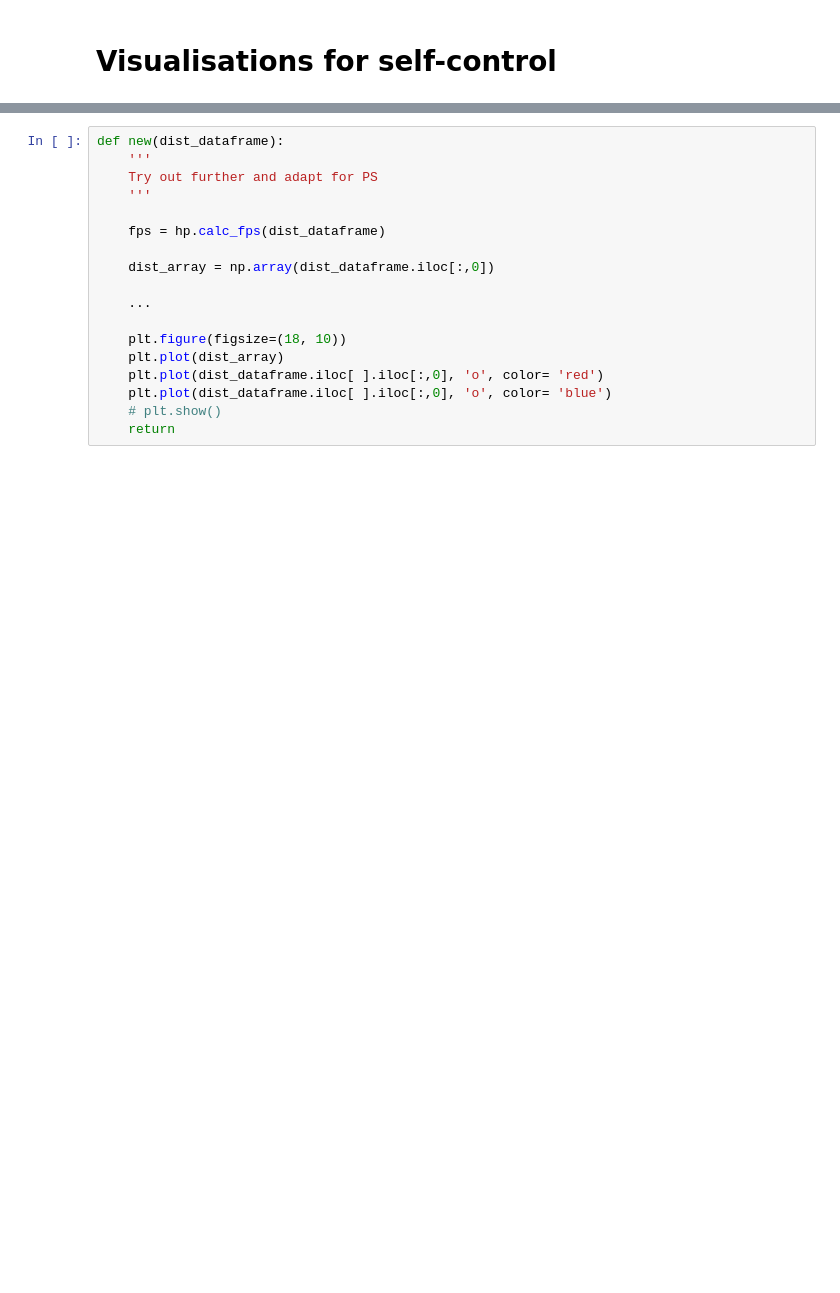
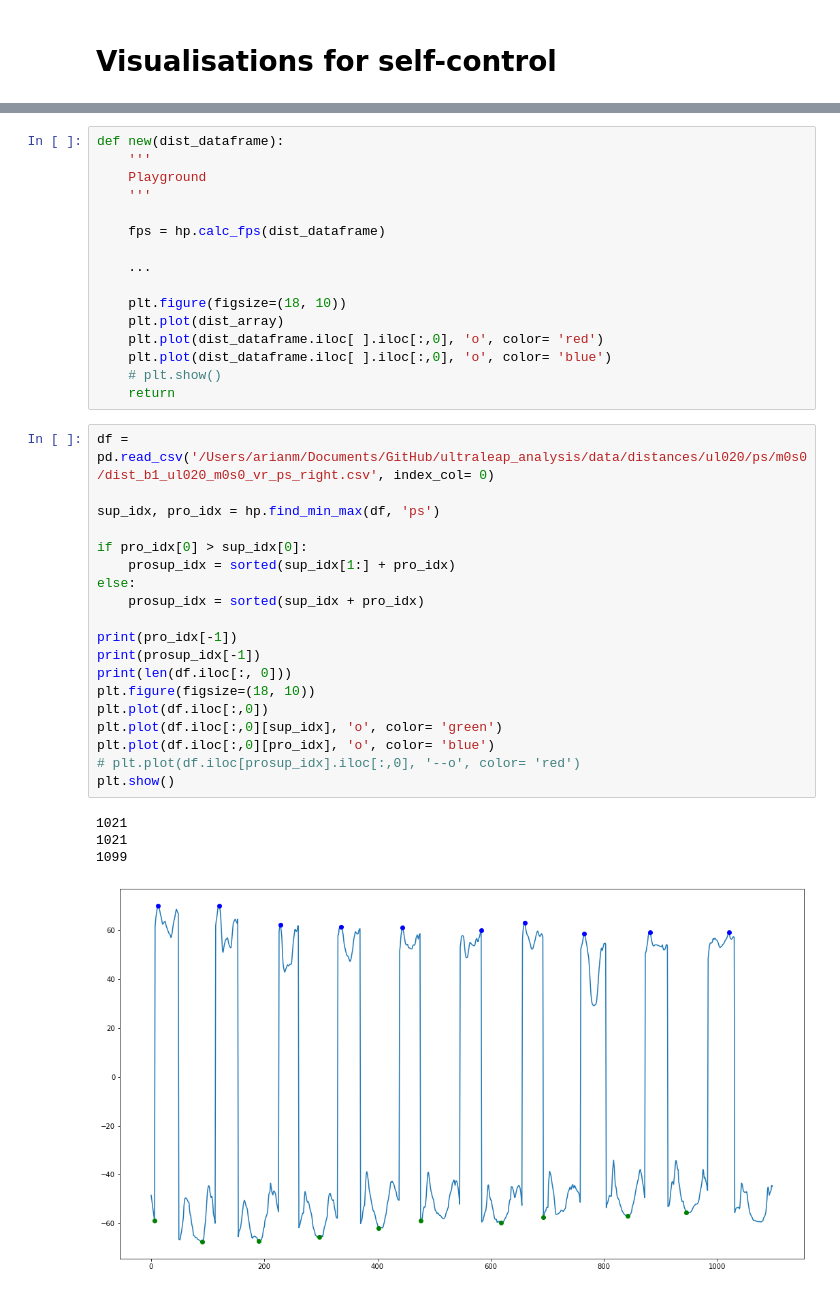
Before and after one commit to jgvhabets/ultraleap_analysis, a Jupyter notebook: code/notebooks/ul_preprocessing.ipynb, the cells around one changed output, grey strips where cells are left out. Drawn from its saved outputs; the diff is of its cells as text; blank space fills up the shorter version.

Commit message:
paths adjusted and playground ps

```diff
--- a/code/notebooks/ul_preprocessing.ipynb
+++ b/code/notebooks/ul_preprocessing.ipynb
@@ -171,12 +170,10 @@ SyntaxError: invalid syntax (1055887893.py, line 19)
 # %%
 def new(dist_dataframe):
     '''
-    Try out further and adapt for PS
+    Playground
     '''
 
     fps = hp.calc_fps(dist_dataframe)
-
-    dist_array = np.array(dist_dataframe.iloc[:,0])
 
     ...
 
@@ -186,3 +183,27 @@ def new(dist_dataframe):
     plt.plot(dist_dataframe.iloc[ ].iloc[:,0], 'o', color= 'blue')
     # plt.show()
     return
+# %%
+df = pd.read_csv('/Users/arianm/Documents/GitHub/ultraleap_analysis/data/distances/ul020/ps/m0s0/dist_b1_ul020_m0s0_vr_ps_right.csv', index_col= 0)
+
+sup_idx, pro_idx = hp.find_min_max(df, 'ps')
+
+if pro_idx[0] > sup_idx[0]:
+    prosup_idx = sorted(sup_idx[1:] + pro_idx)
+else:
+    prosup_idx = sorted(sup_idx + pro_idx)
+
+print(pro_idx[-1])
+print(prosup_idx[-1])
+print(len(df.iloc[:, 0]))
+plt.figure(figsize=(18, 10))
+plt.plot(df.iloc[:,0])
+plt.plot(df.iloc[:,0][sup_idx], 'o', color= 'green')
+plt.plot(df.iloc[:,0][pro_idx], 'o', color= 'blue')
+# plt.plot(df.iloc[prosup_idx].iloc[:,0], '--o', color= 'red')
+plt.show()
+# %% [output]
+1021
+1021
+1099
+[figure, added]
```
Also changed, not shown: parts of 8 cells of this notebook.
